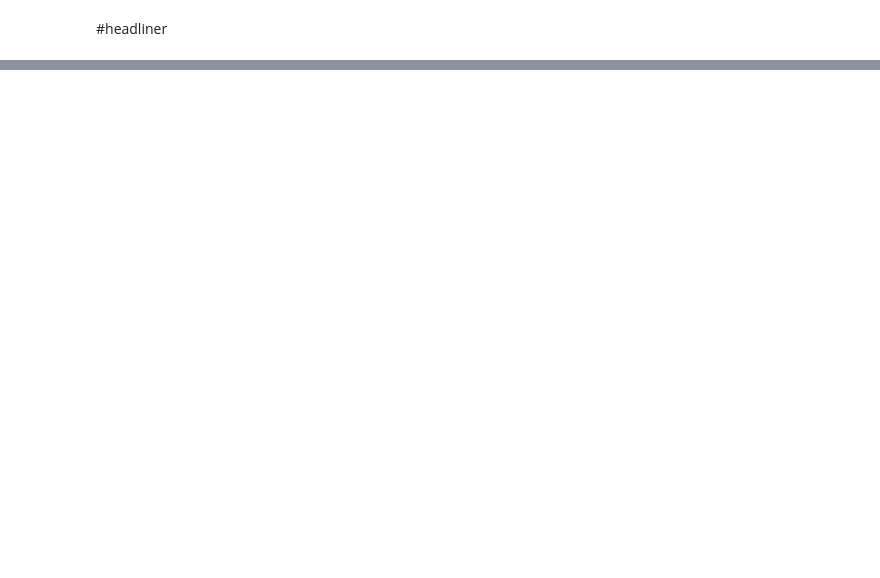
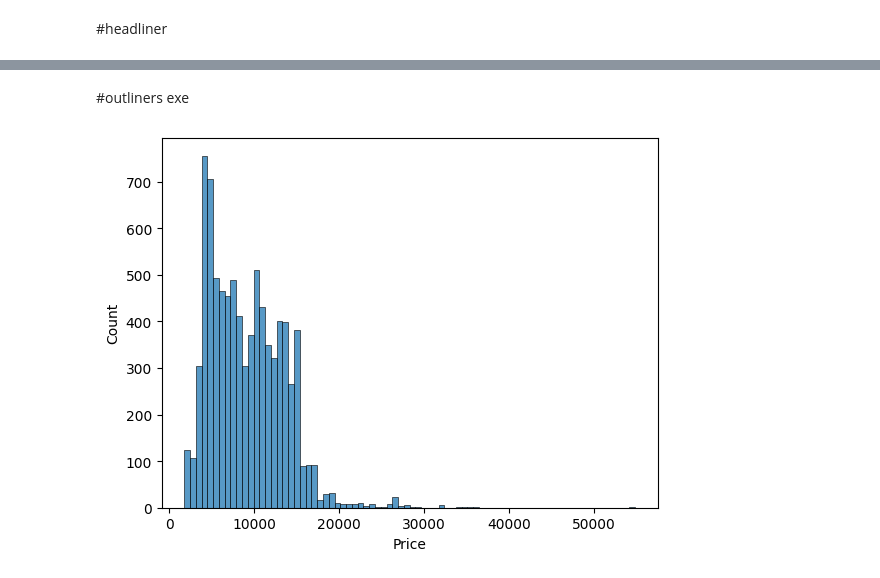
Before and after one commit to shreyasstha/data, a Jupyter notebook: EDA.ipynb, the cells around one changed output, grey strips where cells are left out. Cells and saved outputs as stored; diff of their text form; code cells hidden in the pictures; blank space fills up the shorter version.

Commit message:
more of outliners

```diff
--- a/EDA.ipynb
+++ b/EDA.ipynb
@@ -653,0 +690,8 @@ plane[(plane["Price"] < lower) | (plane["Price"] >upper)]
+# %% [markdown]
+#outliners exe
+# %%
+# Plot a histogram of flight prices
+sns.histplot(data=plane, x="Price")
+plt.show()
+# %% [output]
+[figure, added]
```
Also changed, not shown: parts of 27 cells of this notebook.
